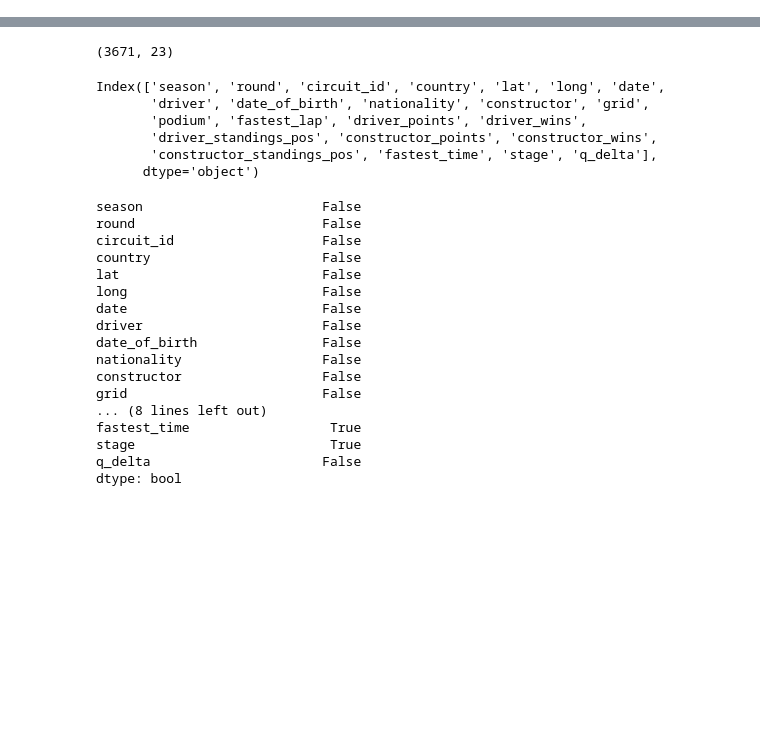
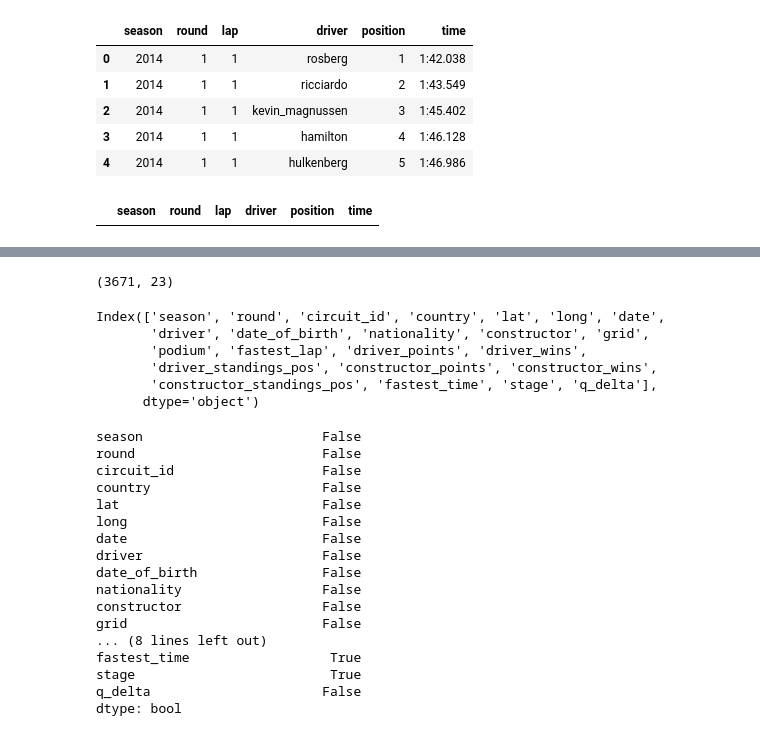
Before and after one commit to ollyjc99/f1-analytics, a Jupyter notebook: data processing/data-merging.ipynb, the cells around one changed output, grey strips where cells are left out. Saved outputs shown, nothing was run; the diff lists cells and outputs as text; code cells hidden in the pictures; blank space fills up the shorter version.

Commit message:
Merging two lap dataframes and checking for duplicates

```diff
--- a/data processing/data-merging.ipynb
+++ b/data processing/data-merging.ipynb
@@ -6,8 +6,8 @@ from sys import platform
 if platform == "win32":
     path = 'C:/Users/olive/GitHub/f1-analytics/'
 elif platform == "darwin":
-    # path = '~/Documents/GitHub/f1-analytics/'
-    path = '/Users/oliverjcarter/Documents/GitHub/f1-analytics/'
+    path = '~/Documents/GitHub/f1-analytics/'
+    # path = '/Users/oliverjcarter/Documents/GitHub/f1-analytics/'
 # %%
 races = pd.read_csv(path+'data/races.csv')
 qualifying = pd.read_csv(path+'data/qualifying.csv')
@@ -17,3 +17,19 @@ results = pd.read_csv(path+'data/results.csv')
 
 ### Redundant until new weather collection method is implemented
 # weather = pd.read_csv(path+'data/weather.csv')
+# %%
+laps1 = pd.read_csv(path+'data/laps-2014-2017.csv')
+laps2 = pd.read_csv(path+'data/laps-2017-22.csv')
+# %%
+laps = pd.merge(laps1, laps2, how='left', on=['season', 'round', 'driver', 'position', 'lap', 'time'])
+# %% [output]
+|  | season | round | lap | driver | position | time |
+| 0 | 2014 | 1 | 1 | rosberg | 1 | 1:42.038 |
+| 1 | 2014 | 1 | 1 | ricciardo | 2 | 1:43.549 |
+| 2 | 2014 | 1 | 1 | kevin_magnussen | 3 | 1:45.402 |
+| 3 | 2014 | 1 | 1 | hamilton | 4 | 1:46.128 |
+| 4 | 2014 | 1 | 1 | hulkenberg | 5 | 1:46.986 |
+# %%
+duplicates = laps[laps.duplicated()]
+# %% [output]
+|  | season | round | lap | driver | position | time |
```
Also changed, not shown: parts of 1 cell of this notebook.
